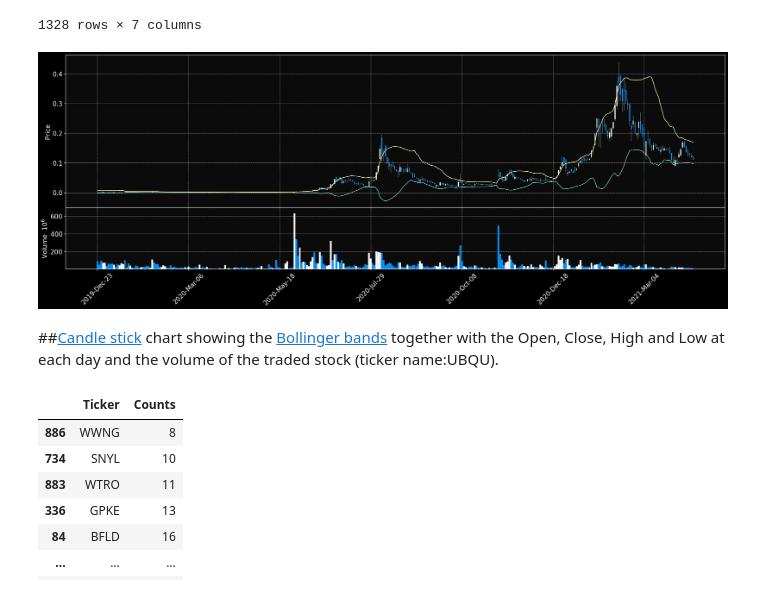
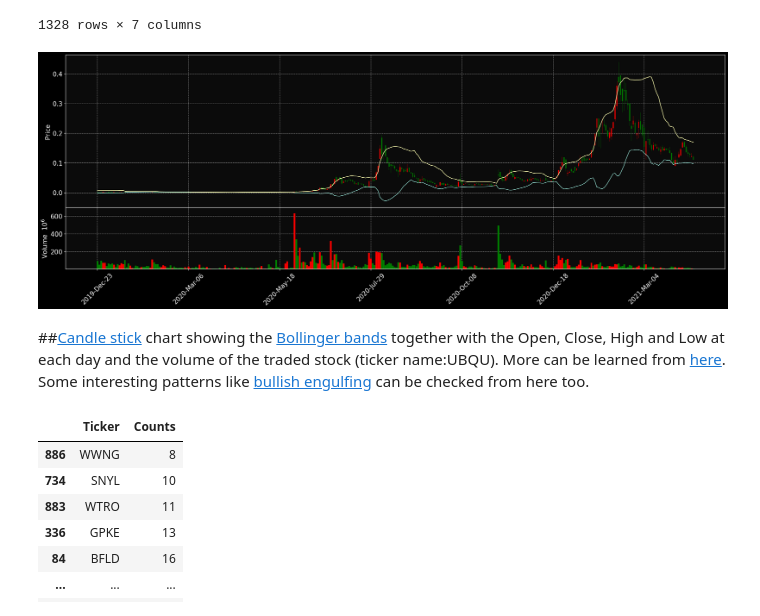
Before and after one commit to abhinavgairola/Anomaly_Detection_OTC_Market, a Jupyter notebook: Read_parquet.ipynb, the cells around one changed output. Cells and saved outputs as stored; diff of their text form; code cells hidden in the pictures.

```diff
--- a/Read_parquet.ipynb
+++ b/Read_parquet.ipynb
@@ -242,11 +247,13 @@ Candle_stick
 # %%
 tcdf = Candle_stick[['LowerBand','UpperBand']]
 apd  = mpf.make_addplot(tcdf.iloc[1000:1400,:])
-mpf.plot(Candle_stick.iloc[1000:1400,:], type='candle',figsize=(30,10),style='nightclouds',addplot=apd,volume=True,fontscale=1.5)
+mc = mpf.make_marketcolors(up='#FF0000',down='#008000',inherit=True)
+s  = mpf.make_mpf_style(base_mpf_style='nightclouds',marketcolors=mc)
+mpf.plot(Candle_stick.iloc[1000:1400,:], type='candle',figsize=(30,10),addplot=apd,volume=True,fontscale=1.5,style=s)
 # %% [output]
-[figure, old version]
+[figure, new version]
 # %% [markdown]
-##[Candle stick]((https://en.wikipedia.org/wiki/Candlestick_chart)) chart showing the [Bollinger bands](https://www.fidelity.com/learning-center/trading-investing/technical-analysis/technical-indicator-guide/bollinger-bands#:~:text=Bollinger%20Bands%20are%20envelopes%20plotted,Period%20and%20Standard%20Deviations%2C%20StdDev.) together with the Open, Close, High and Low at each day and the volume of the traded stock (ticker name:UBQU).
+##[Candle stick]((https://en.wikipedia.org/wiki/Candlestick_chart)) chart showing the [Bollinger bands](https://www.fidelity.com/learning-center/trading-investing/technical-analysis/technical-indicator-guide/bollinger-bands#:~:text=Bollinger%20Bands%20are%20envelopes%20plotted,Period%20and%20Standard%20Deviations%2C%20StdDev.) together with the Open, Close, High and Low at each day and the volume of the traded stock (ticker name:UBQU). More can be learned from [here](https://finance.yahoo.com/news/read-candle-chart-190000711.html). Some interesting patterns like [bullish engulfing](https://www.dailyfx.com/education/candlestick-patterns/bullish-engulfing.html) can be checked from here too.
 # %%
 bar_plot_2 = pd.DataFrame(df_tweets.groupby(['Date','Ticker'])['Tweets'].count())
 #bar_plot_2[bar_plot_2.Ticker=='ABQQ']
```
Also changed, not shown: parts of 44 cells of this notebook.
